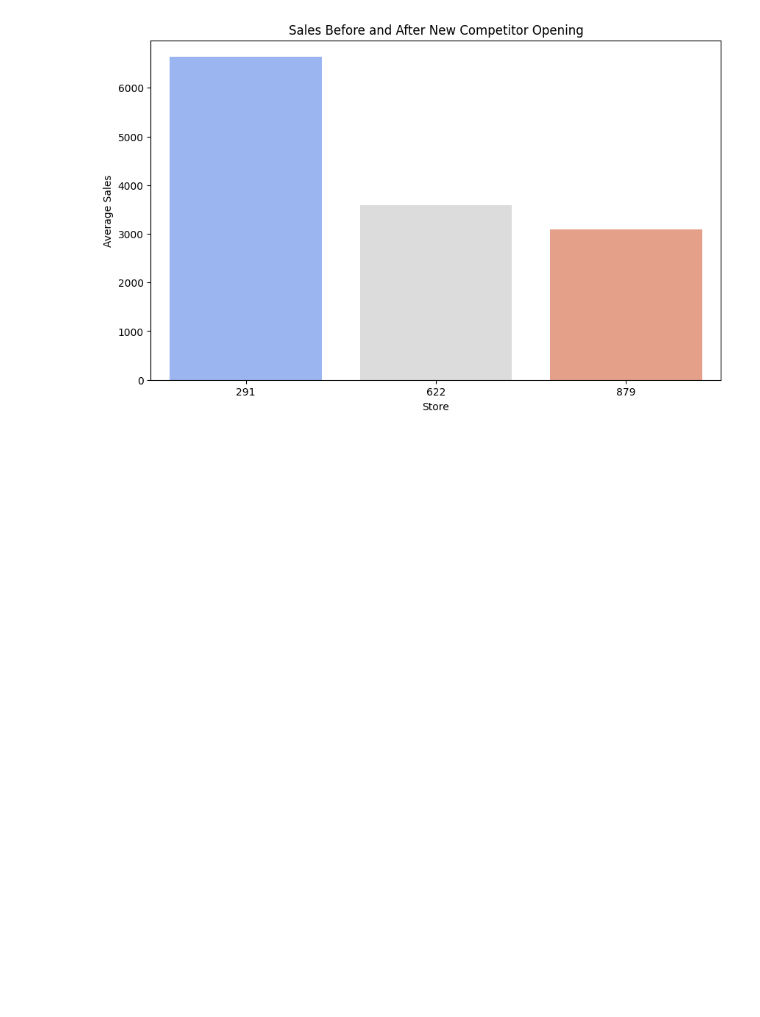
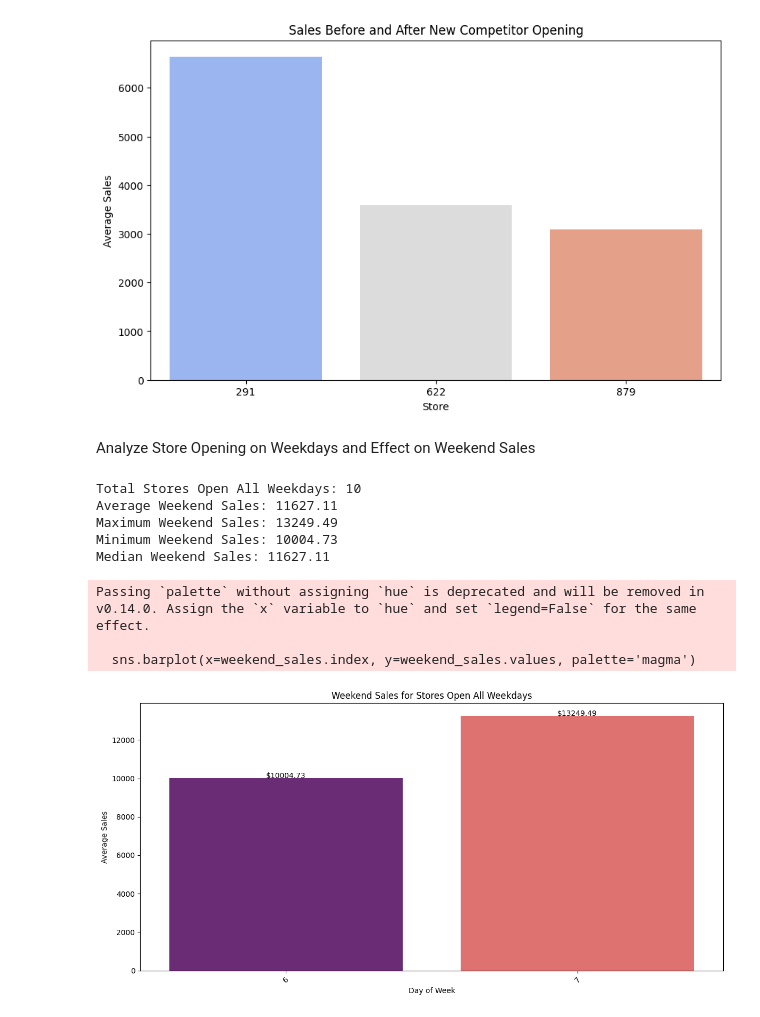
Before and after one commit to Birkity/Rossmann-forecastSales-, a Jupyter notebook: notebooks/task_1.ipynb, the cells around one changed output. Cells and saved outputs as stored; diff of their text form; code cells hidden in the pictures; blank space fills up the shorter version.

Commit message:
Analyzed and plotted weekend sales for stores open on all weekdays

```diff
--- a/notebooks/task_1.ipynb
+++ b/notebooks/task_1.ipynb
@@ -712,3 +712,64 @@ Passing `palette` without assigning `hue` is deprecated and will be removed in v
 
   sns.barplot(x=before_after_sales.index, y=before_after_sales.values, palette='coolwarm')
 [figure]
+# %% [markdown]
+Analyze Store Opening on Weekdays and Effect on Weekend Sales
+# %%
+all_weekdays_open = train_merged.groupby(['Store', 'DayOfWeek'])['Open'].mean().unstack()
+
+
+weekdays_open_stores = all_weekdays_open[(all_weekdays_open[1] == 1) &
+                                         (all_weekdays_open[2] == 1) &
+                                         (all_weekdays_open[3] == 1) &
+                                         (all_weekdays_open[4] == 1) &
+                                         (all_weekdays_open[5] == 1)].index
+
+weekend_sales = train_merged[(train_merged['Store'].isin(weekdays_open_stores)) &
+                             (train_merged['DayOfWeek'] >= 6)].groupby('DayOfWeek')['Sales'].mean()
+
+logging.info('Analyzed stores open on all weekdays and their sales on weekends.')
+
+
+total_weekday_stores = len(weekdays_open_stores)
+average_weekend_sales = weekend_sales.mean()
+max_weekend_sales = weekend_sales.max()
+min_weekend_sales = weekend_sales.min()
+median_weekend_sales = weekend_sales.median()
+
+
+summary_stats = {
+    "Total Stores Open All Weekdays": total_weekday_stores,
+    "Average Weekend Sales": round(average_weekend_sales, 2),
+    "Maximum Weekend Sales": round(max_weekend_sales, 2),
+    "Minimum Weekend Sales": round(min_weekend_sales, 2),
+    "Median Weekend Sales": round(median_weekend_sales, 2)
+}
+
+
+for metric, value in summary_stats.items():
+    print(f"{metric}: {value}")
+
+plt.figure(figsize=(12, 6))
+sns.barplot(x=weekend_sales.index, y=weekend_sales.values, palette='magma')
+plt.title('Weekend Sales for Stores Open All Weekdays')
+plt.xlabel('Day of Week')
+plt.ylabel('Average Sales')
+plt.xticks(rotation=45)
+
+for i, (day, sales) in enumerate(zip(weekend_sales.index, weekend_sales.values)):
+    plt.text(i, sales + 0.01, f"${sales:.2f}", ha='center')
+
+plt.tight_layout()
+plt.show()
+
+logging.info('Plotted weekend sales for stores open on all weekdays with text labels.')
+# %% [output]
+Total Stores Open All Weekdays: 10
+Average Weekend Sales: 11627.11
+Maximum Weekend Sales: 13249.49
+Minimum Weekend Sales: 10004.73
+Median Weekend Sales: 11627.11
+Passing `palette` without assigning `hue` is deprecated and will be removed in v0.14.0. Assign the `x` variable to `hue` and set `legend=False` for the same effect.
+
+  sns.barplot(x=weekend_sales.index, y=weekend_sales.values, palette='magma')
+[figure, added]
```
Also changed, not shown: 1 other file.
